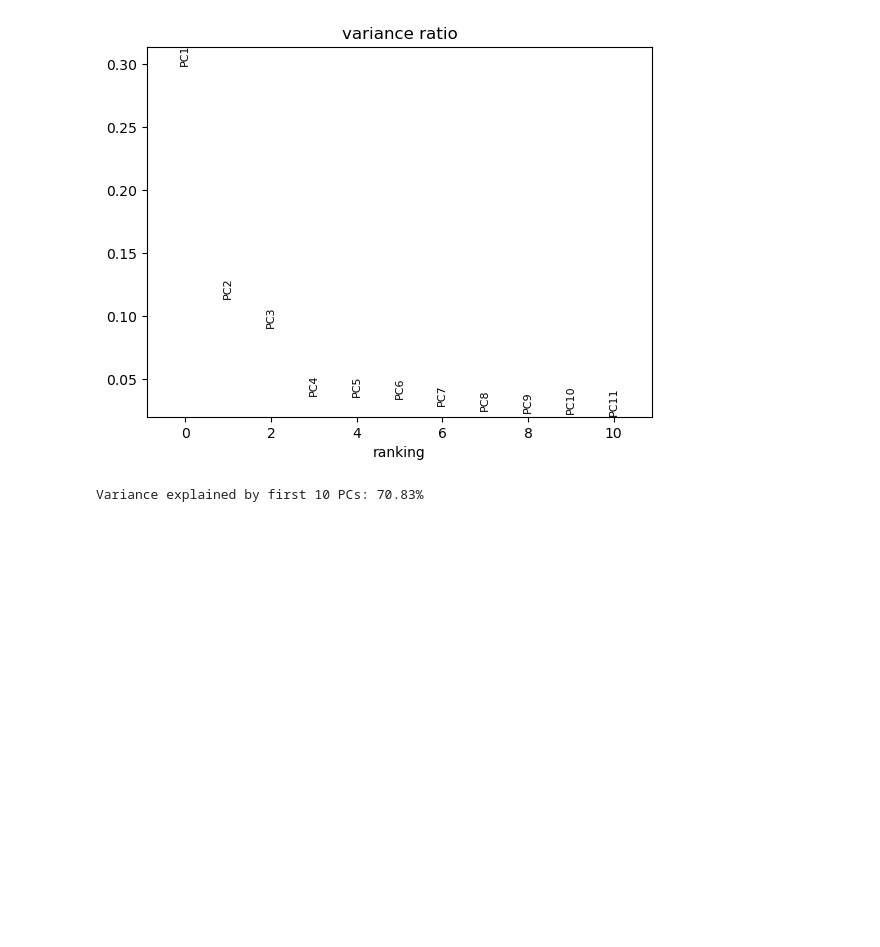
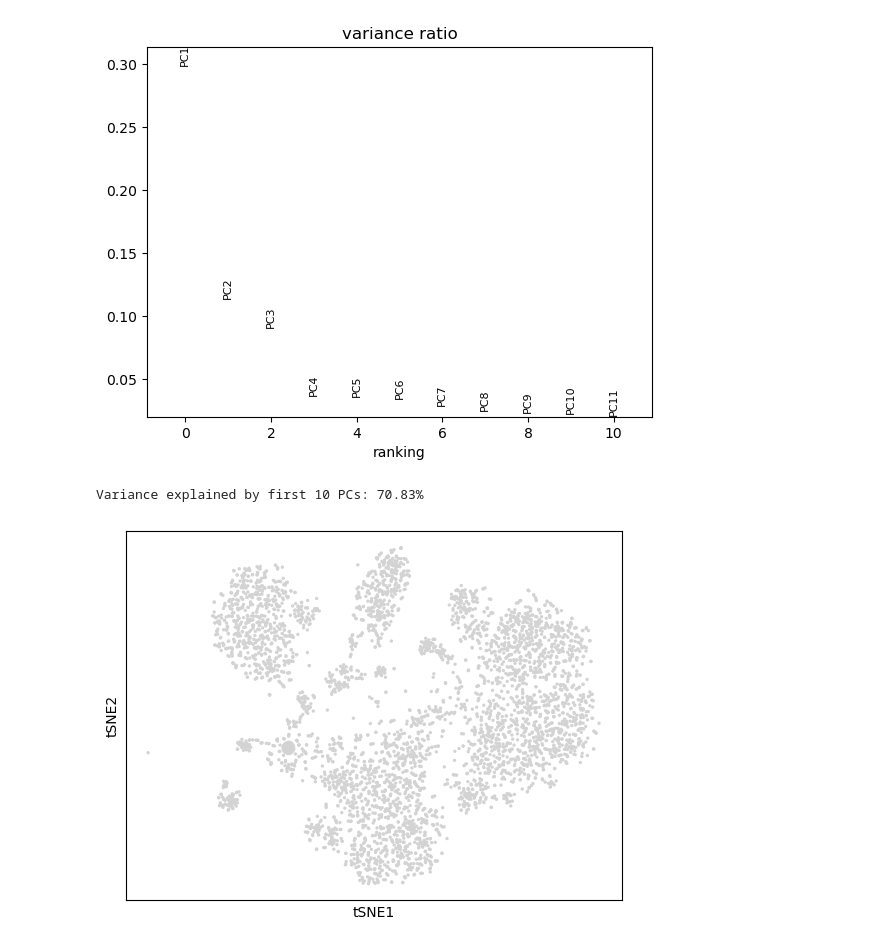
Before and after one commit to vicciv1623/iicd_MEDAL_feat, a Jupyter notebook: cancer_data/Process_Data.ipynb, the cells around one changed output. Cells and saved outputs as stored; diff of their text form; code cells hidden in the pictures; blank space fills up the shorter version.

```diff
--- a/cancer_data/Process_Data.ipynb
+++ b/cancer_data/Process_Data.ipynb
@@ -211,3 +246,8 @@ cumulative_variance = np.cumsum(variance_ratio)
 print(f"Variance explained by first 10 PCs: {100 * cumulative_variance[9]:.2f}%")
 # %% [output]
 Variance explained by first 10 PCs: 70.83%
+# %%
+sc.tl.tsne(adata_pca)
+sc.pl.tsne(adata_pca)
+# %% [output]
+[figure, added]
```
Also changed, not shown: parts of 7 cells of this notebook, 2 other files.
